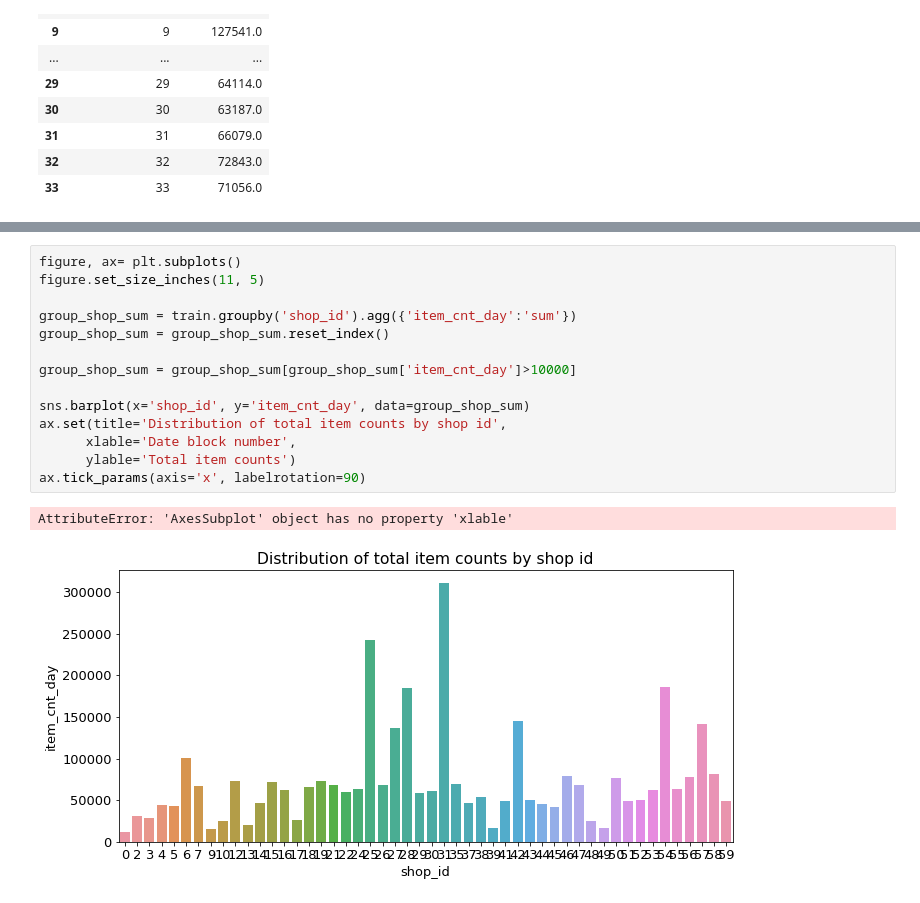
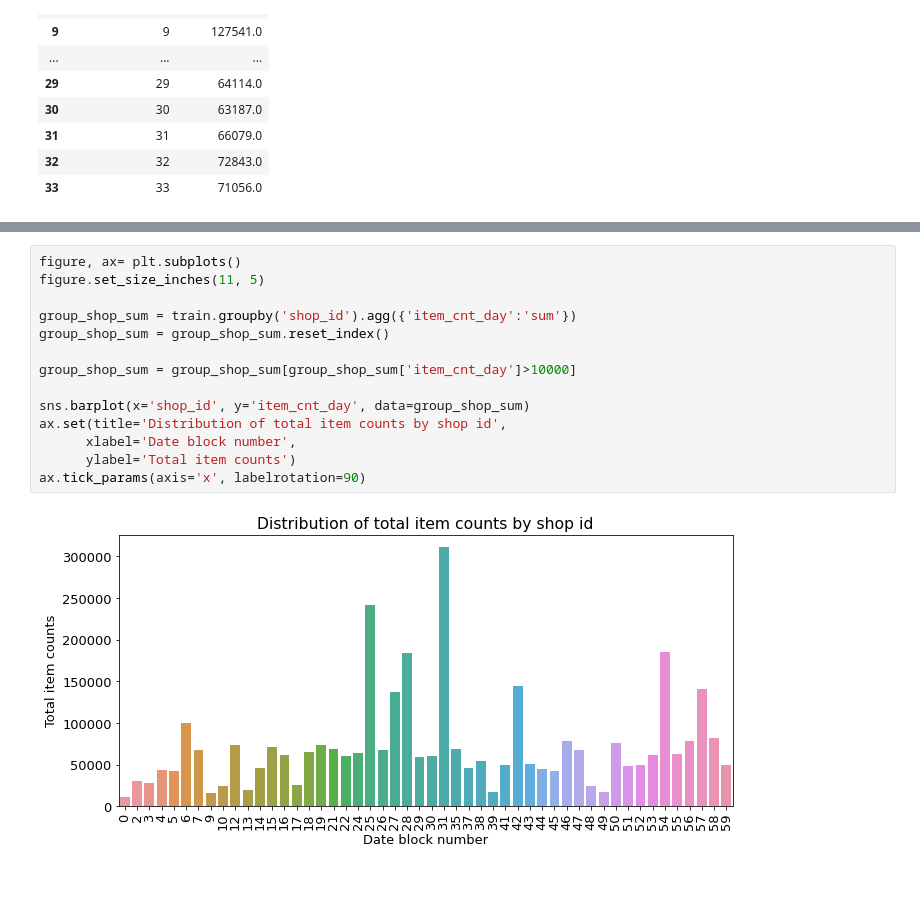
Before and after one commit to choeuneheol/python-practice, a Jupyter notebook: 문제해결(향후판매량예측).ipynb, the cells around one changed output, grey strips where cells are left out. Saved outputs shown, nothing was run; the diff lists cells and outputs as text.

```diff
--- a/문제해결(향후판매량예측).ipynb
+++ b/문제해결(향후판매량예측).ipynb
@@ -206,17 +211,16 @@ AttributeError: 'AxesSubplot' object has no property 'xlable'
 # %%
 figure, ax= plt.subplots()
 figure.set_size_inches(11, 5)
 
 group_shop_sum = train.groupby('shop_id').agg({'item_cnt_day':'sum'})
 group_shop_sum = group_shop_sum.reset_index()
 
 group_shop_sum = group_shop_sum[group_shop_sum['item_cnt_day']>10000]
 
 sns.barplot(x='shop_id', y='item_cnt_day', data=group_shop_sum)
 ax.set(title='Distribution of total item counts by shop id',
-      xlable='Date block number',
-      ylable='Total item counts')
+      xlabel='Date block number',
+      ylabel='Total item counts')
 ax.tick_params(axis='x', labelrotation=90)
 # %% [output]
-AttributeError: 'AxesSubplot' object has no property 'xlable'
-[figure, old version]
+[figure, new version]
```
Also changed, not shown: parts of 51 cells of this notebook.
